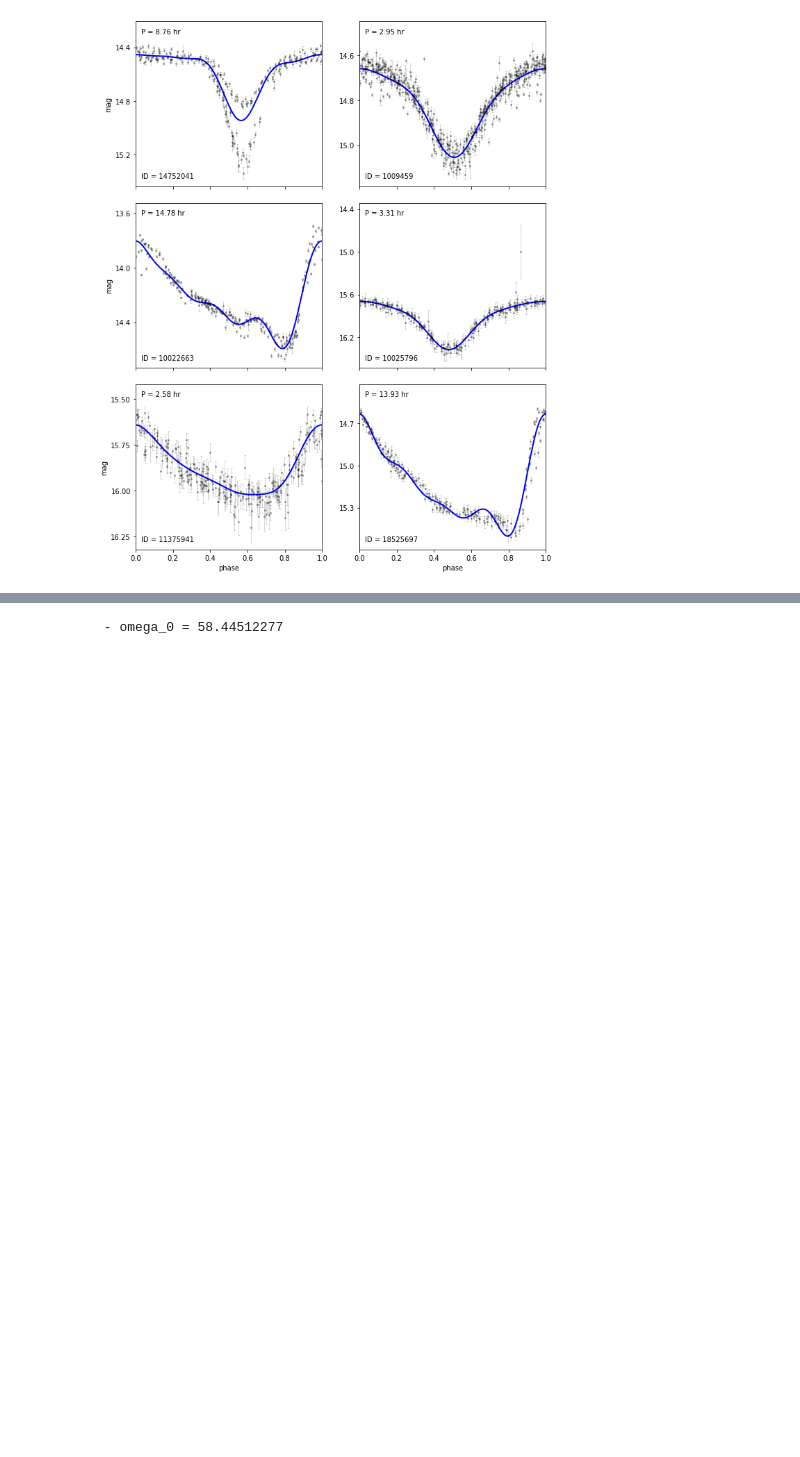
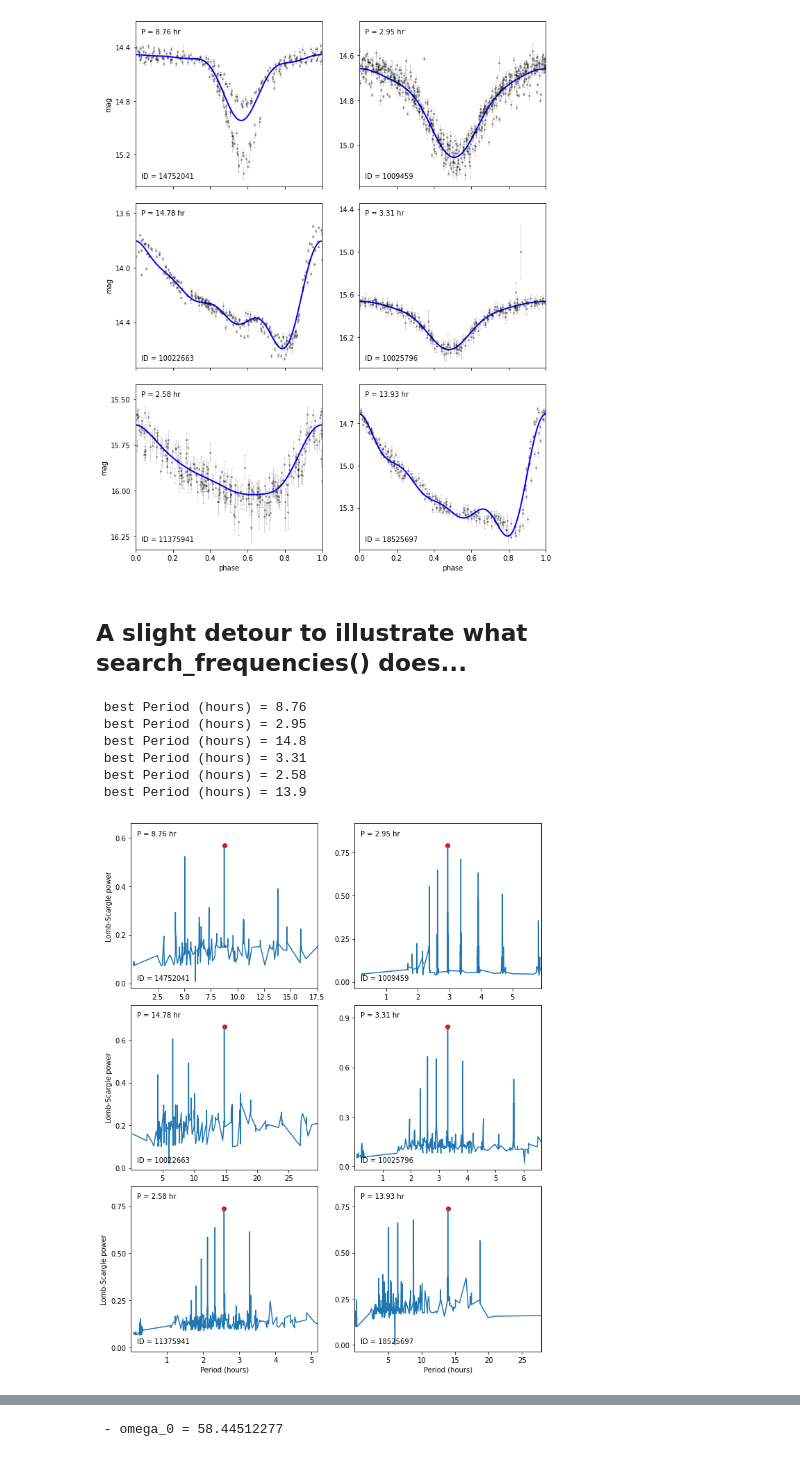
Before and after one commit to VaticanObsSummerSchool2023/lectures, a Jupyter notebook: IvezicJune7.ipynb, the cells around one changed output, grey strips where cells are left out. Drawn from its saved outputs; the diff is of its cells as text; code cells hidden in the pictures; blank space fills up the shorter version.

```diff
--- a/IvezicJune7.ipynb
+++ b/IvezicJune7.ipynb
@@ -146,0 +138,49 @@ time, mag, magErr = data[14752041].T
+# %% [markdown]
+## A slight detour to illustrate what search_frequencies() does...
+# %%
+#------------------------------------------------------------
+# Plot the phased light-curves
+fig = plt.figure(figsize=(10, 12))
+fig.subplots_adjust(hspace=0.1, bottom=0.06, top=0.94, left=0.12, right=0.94)
+
+for i in range(6):
+    # get the data and best-fit angular frequency
+    t, y, dy = data[ids[i]].T
+    omega, power = results[ids[i]]
+    omega_best = omega[np.argmax(power)]
+    P_best = 2 * np.pi / omega_best * 24.
+    print(" best Period (hours) = %.3g" % P_best)
+
+    # plot the power spectrum
+    ax = fig.add_subplot(321 + i)
+    ax.plot(2 * np.pi * 24/omega, power)
+    ax.scatter([P_best], [np.max(power)], c='r')
+
+    ax.set_xlim(0.01, 2*P_best)
+    # ax.set_ylim(plt.ylim()[::-1])
+    ax.yaxis.set_major_locator(plt.MaxNLocator(4))
+
+    ax.text(0.03, 0.04, "ID = %i" % ids[i], ha='left', va='bottom',
+            transform=ax.transAxes)
+    ax.text(0.03, 0.96, "P = %.2f hr" % (2 * np.pi / omega_best * 24.),
+            ha='left', va='top',
+            transform=ax.transAxes)
+
+    ylim = ax.get_ylim()
+    ax.set_ylim(ylim[0], ylim[0] + 1.1 * (ylim[1] - ylim[0]))
+
+    if i % 2 == 0:
+        ax.set_ylabel('Lomb-Scargle power')
+
+    if i in (4, 5):
+        ax.set_xlabel('Period (hours)')
+
+plt.show()
+# %% [output]
+ best Period (hours) = 8.76
+ best Period (hours) = 2.95
+ best Period (hours) = 14.8
+ best Period (hours) = 3.31
+ best Period (hours) = 2.58
+ best Period (hours) = 13.9
+[figure, added]
```
Also changed, not shown: parts of 16 cells of this notebook.
